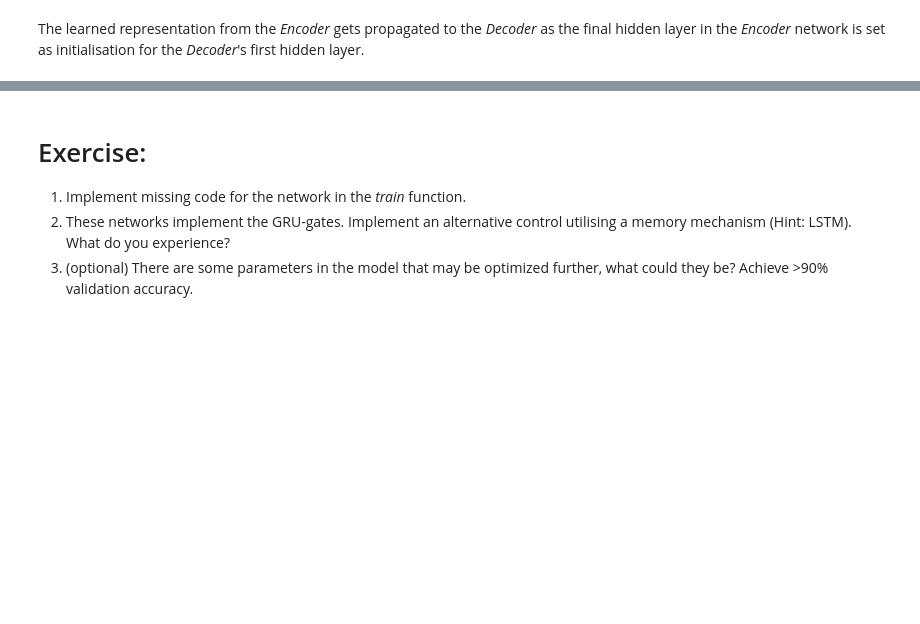
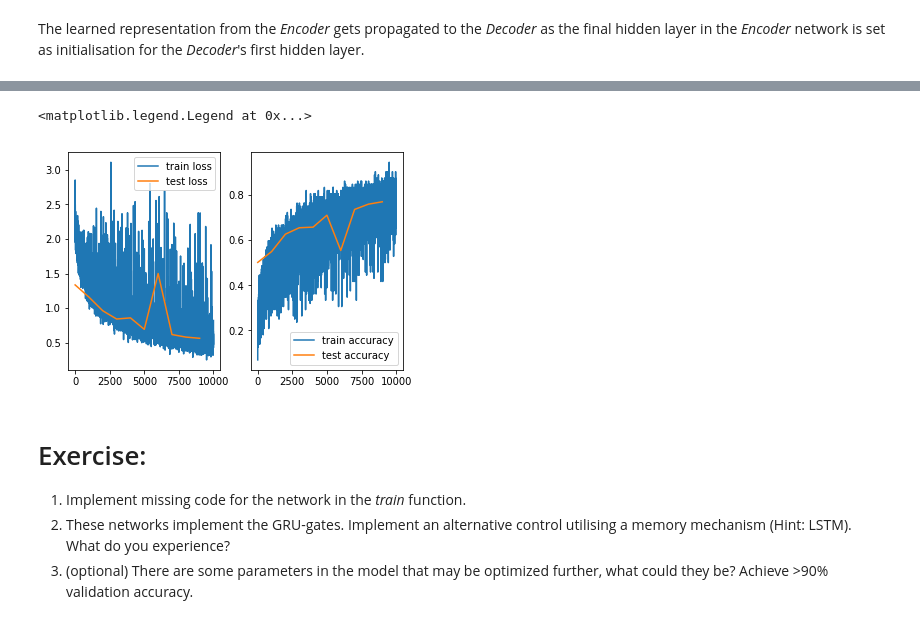
Before and after one commit to jeppe742/02456-deep-learning-with-PyTorch, a Jupyter notebook: 3_Recurrent/3.4-EXE-seq2seq-digits.ipynb, the cells around one changed output, grey strips where cells are left out. Drawn from its saved outputs; the diff is of its cells as text; code cells hidden in the pictures; blank space fills up the shorter version.

```diff
--- a/3_Recurrent/3.4-EXE-seq2seq-digits.ipynb
+++ b/3_Recurrent/3.4-EXE-seq2seq-digits.ipynb
@@ -45,6 +45,9 @@ import torch
 import torch.nn as nn
 import torch.nn.functional as F
 import torch.optim as optim
+import matplotlib.pyplot as plt
+%matplotlib inline
+import numpy as np
 
 from data_generator import generate
 
@@ -65,7 +68,7 @@ LEARNING_RATE = 0.003
 # Otherwise we would need e.g. a linear layer to map to a space with the correct dimension
 NUM_UNITS_ENC = NUM_UNITS_DEC = 48
 TEST_SIZE = 200
-EPOCHS = 100
+EPOCHS = 10
 TEACHER_FORCING = False
 
 assert TRAINING_SIZE % BATCH_SIZE == 0
@@ -201,6 +204,8 @@ def forward_pass(encoder, decoder, x, t, t_in, criterion, max_t_len, teacher_for
 def train(encoder, decoder, inputs, targets, targets_in, criterion, enc_optimizer, dec_optimizer, epoch, max_t_len):
     encoder.train()
     decoder.train()
+    losses=[]
+    accuracys = []
     for batch_idx, (x, t, t_in) in enumerate(zip(inputs, targets, targets_in)):
 
         enc_optimizer.zero_grad()
@@ -208,6 +213,9 @@ def train(encoder, decoder, inputs, targets, targets_in, criterion, enc_optimize
 
         output, loss, accuracy = forward_pass(encoder, decoder, x.long().cuda(), t.long().cuda(), t_in.long().cuda(), criterion, max_t_len, TEACHER_FORCING)
         # INSERT YOUR CODE HERE
+
+        losses.append(loss)
+        accuracys.append(accuracy)
 
         loss.backward()
 
@@ -219,6 +227,7 @@ def train(encoder, decoder, inputs, targets, targets_in, criterion, enc_optimize
                 epoch, batch_idx * len(x), TRAINING_SIZE,
                 100. * batch_idx * len(x) / TRAINING_SIZE, loss.item(),
                 100. * accuracy.item()))
+    return losses, accuracys
 # %%
 def test(encoder, decoder, inputs, targets, targets_in, criterion, max_t_len):
     encoder.eval()
@@ -245,6 +254,7 @@ def get_pred(log_probs):
     """
     return torch.argmax(log_probs, dim=1)
 # %%
+LEARNING_RATE = 0.003
 encoder = EncoderRNN(NUM_INPUTS, NUM_UNITS_ENC).to(device)
 decoder = DecoderRNN(NUM_UNITS_DEC, NUM_OUTPUTS).to(device)
 enc_optimizer = optim.RMSprop(encoder.parameters(), lr=LEARNING_RATE)
@@ -273,11 +283,22 @@ inputs = [inputs[i * BATCH_SIZE: (i + 1) * BATCH_SIZE] for i in range(TRAINING_S
 targets = [targets[i * BATCH_SIZE: (i + 1) * BATCH_SIZE] for i in range(TRAINING_SIZE // BATCH_SIZE)]
 targets_in = [targets_in[i * BATCH_SIZE: (i + 1) * BATCH_SIZE] for i in range(TRAINING_SIZE // BATCH_SIZE)]
 
+loss_train = []
+loss_test = []
+accuracy_train= []
+accuracy_test = []
+
 # Quick and dirty - just loop over training set without reshuffling
 for epoch in range(1, EPOCHS + 1):
-    train(encoder, decoder, inputs, targets, targets_in, criterion, enc_optimizer, dec_optimizer, epoch, max_target_len)
+    loss_train_i, accuracy_train_i = train(encoder, decoder, inputs, targets, targets_in, criterion, enc_optimizer, dec_optimizer, epoch, max_target_len)
+    loss_train.extend(loss_train_i)
+    accuracy_train.extend(accuracy_train_i)
+
     _, loss, accuracy = test(encoder, decoder, val_inputs, val_targets, val_targets_in, criterion, max_val_target_len)
     print('\nTest set: Average loss: {:.4f} \tAccuracy: {:.3f}%\n'.format(loss, accuracy.item()*100.))
+
+    loss_test.append(loss)
+    accuracy_test.append(accuracy)
 
     # Show examples
     print("Examples: prediction | input")
@@ -287,5 +308,16 @@ for epoch in range(1, EPOCHS + 1):
     for i in range(10):
         print(pred_text[i], "\t", val_text_in[i])
     print()
+
+plt.subplot(1, 2, 1)
+plt.plot(np.arange(0,10000),loss_train, label='train loss')
+plt.plot(np.arange(0,10000,1000),loss_test, label='test loss')
+plt.legend()
+
+plt.subplot(1, 2, 2)
+plt.plot(np.arange(0,10000),accuracy_train, label='train accuracy')
+plt.plot(np.arange(0,10000,1000),accuracy_test, label='test accuracy')
+
+plt.legend()
 # %% [output]
 Generated batch length 8000 from 8000 iterations
@@ -308,3 +340,5 @@ Epoch 38 [4800/8000 (60%)]      Training loss: 0.0897   Training accuracy: 97.2%
+<matplotlib.legend.Legend at 0x...>
+[figure, added]
 # %% [markdown]
 # Exercise:
 
```
Also changed, not shown: parts of 7 cells of this notebook, 1 other file.
